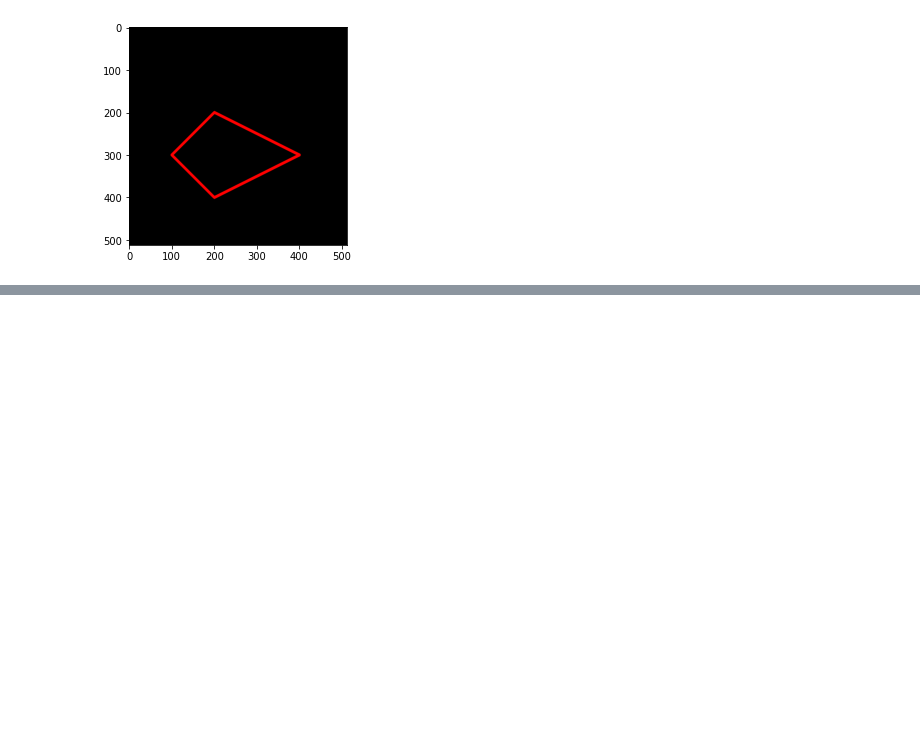
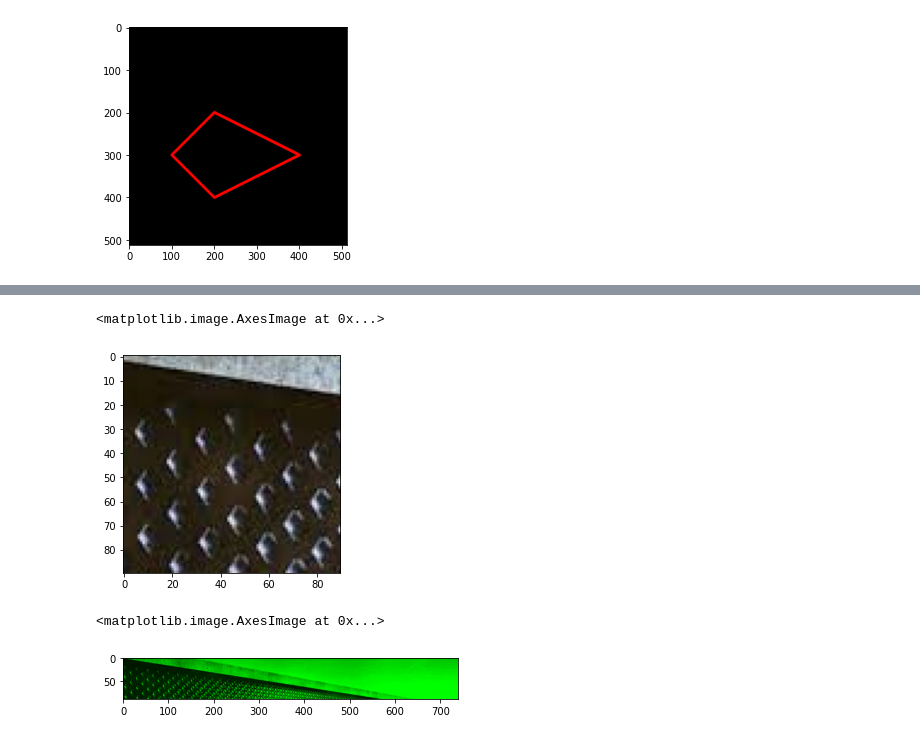
Before and after one commit to altalarikyusuf98/PCVK_Genap_2021, a Jupyter notebook: Week2.ipynb, the cells around one changed output, grey strips where cells are left out. Cells and saved outputs as stored; diff of their text form; code cells hidden in the pictures; blank space fills up the shorter version.

```diff
--- a/Week2.ipynb
+++ b/Week2.ipynb
@@ -126,0 +159,14 @@ plt.imshow(black_img2)
+# %%
+img_no3 = img[10:100,10:100]
+plt.imshow(img_no3)
+# %% [output]
+<matplotlib.image.AxesImage at 0x...>
+[figure, added]
+# %%
+img_no4 = img.copy()
+img_no4[:,:, 0] = 0
+img_no4[:,:, 2] = 0
+plt.imshow(img_no4[10:100,:])
+# %% [output]
+<matplotlib.image.AxesImage at 0x...>
+[figure, added]
```
Also changed, not shown: parts of 8 cells of this notebook.
